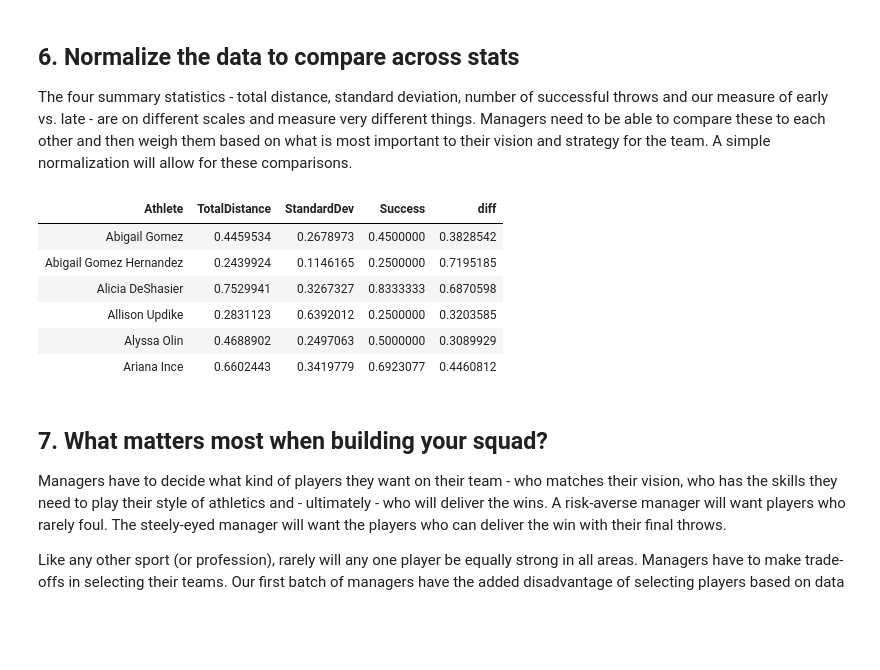
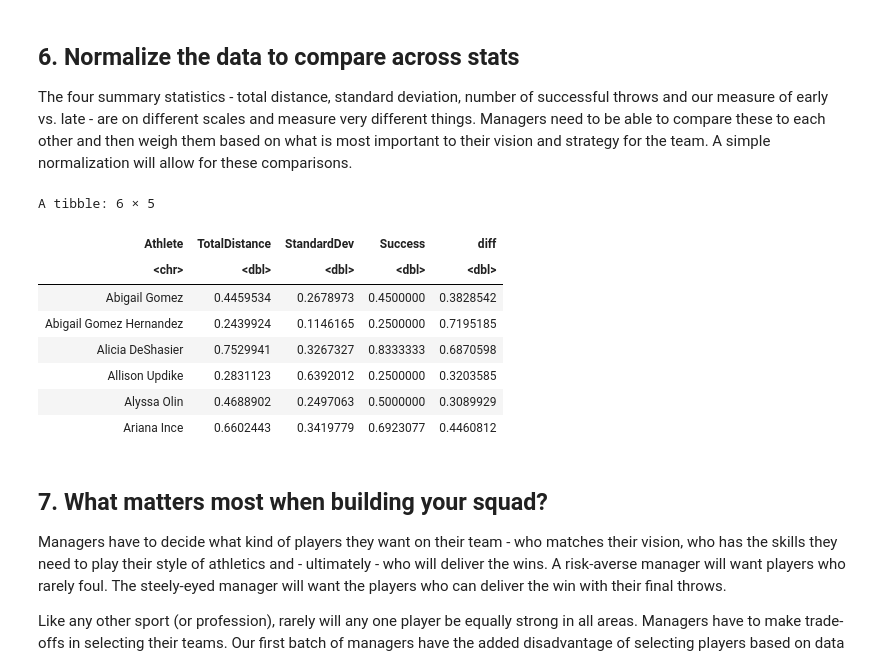
Before and after one commit to Torregu/DataCamp, a Jupyter notebook: Projects/content/Guided/Scout your Athletics Fantasy Team/notebook.ipynb, the cells around one changed output. Cells and saved outputs as stored; diff of their text form; code cells hidden in the pictures; blank space fills up the shorter version.

```diff
--- a/Projects/content/Guided/Scout your Athletics Fantasy Team/notebook.ipynb
+++ b/Projects/content/Guided/Scout your Athletics Fantasy Team/notebook.ipynb
@@ -187,21 +194,29 @@ javelin_totals %>% head(10)
 ## 6. Normalize the data to compare across stats
 <p>The four summary statistics - total distance, standard deviation, number of successful throws and our measure of early vs. late - are on different scales and measure very different things. Managers need to be able to compare these to each other and then weigh them based on what is most important to their vision and strategy for the team. A simple normalization will allow for these comparisons.</p>
 # %%
-norm <- (\(result) (result - min(result)) / (max(result) - min(result)))
+norm <- function(result) {
+  (result - min(result)) / (max(result) - min(result))
+}
 aggstats <- c("TotalDistance", "StandardDev", "Success", "diff")
 
 javelin_totals %>%
   ungroup() %>%
   # .... YOUR CODE FOR TASK 6 ....
-  mutate(across(aggstats, norm)) %>%
+  mutate(
+    across(.cols = all_of(aggstats), .fns = norm)
+  ) %>%
   # .... YOUR CODE FOR TASK 6 ....
   group_by(Athlete) %>%
   # .... YOUR CODE FOR TASK 6 ....
-  summarise(across(mean)) -> javelin_norm
+  summarise(
+    across(.cols = everything(), .fns = mean)
+  ) -> javelin_norm
 
 head(javelin_norm)
 # %% [output]
+A tibble: 6 × 5
 | Athlete | TotalDistance | StandardDev | Success | diff |
+| <chr> | <dbl> | <dbl> | <dbl> | <dbl> |
 | Abigail Gomez | 0.4459534 | 0.2678973 | 0.4500000 | 0.3828542 |
 | Abigail Gomez Hernandez | 0.2439924 | 0.1146165 | 0.2500000 | 0.7195185 |
 | Alicia DeShasier | 0.7529941 | 0.3267327 | 0.8333333 | 0.6870598 |
```
Also changed, not shown: parts of 9 cells of this notebook.
